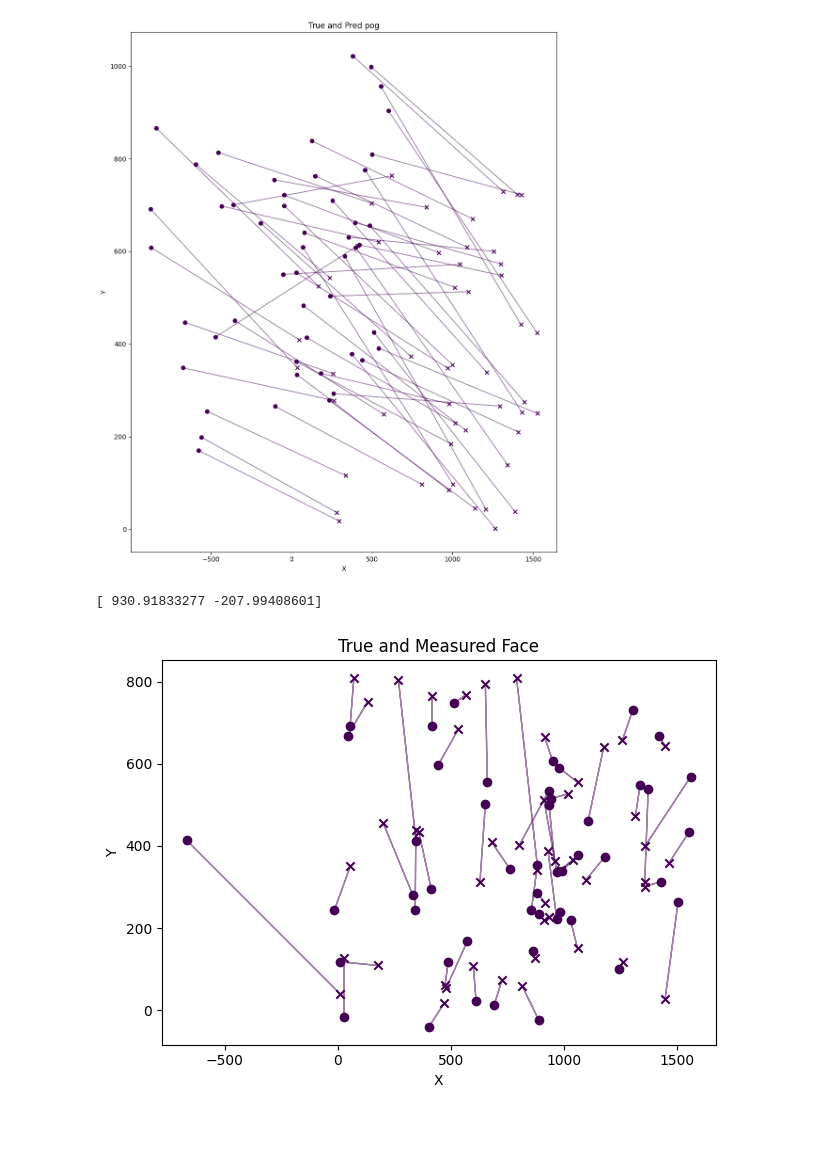
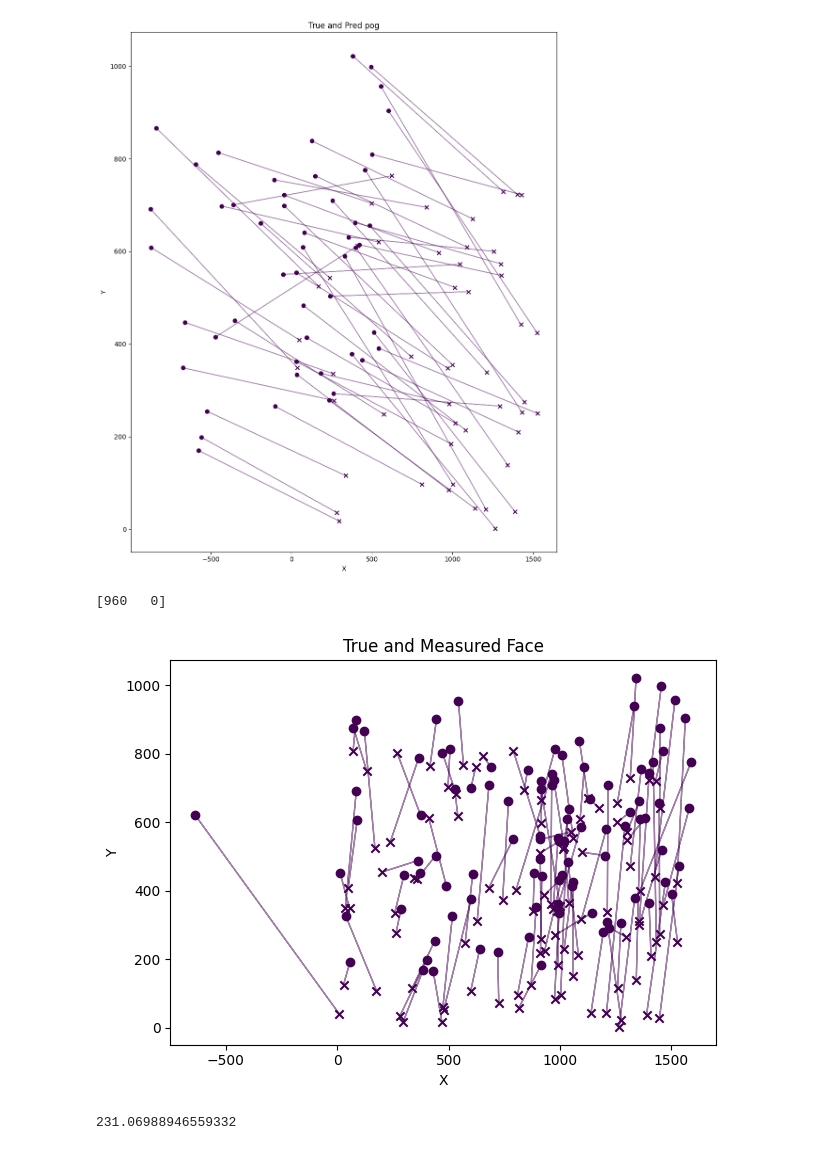
Before and after one commit to OYTubo/GazeNormalization, a Jupyter notebook: analyze.ipynb, the cells around one changed output. Saved outputs shown, nothing was run; the diff lists cells and outputs as text; code cells hidden in the pictures.

```diff
--- a/analyze.ipynb
+++ b/analyze.ipynb
@@ -118,24 +118,28 @@ plt.show()
 # %% [output]
 [figure]
 # %%
-org = np.mean(ground_truth[0][0:50],axis=0) - np.mean(pred_gc[0][0:50],axis=0)
+org = np.array([960,0])
 print(org)
 pred_gc_org = org + pred_gc[0]
 
 i = 0
 for j in range(len(pred[i])):
-    if j > 50:
-        plt.scatter(pred_gc_org[j][0], pred_gc_org[j][1], marker='o',color = colors[i], label=f'Measured')
-        plt.scatter(ground_truth[i][j][0], ground_truth[i][j][1], marker='x',color = colors[i], label=f'True')
-        plt.arrow(ground_truth[i][j][0], ground_truth[i][j][1], pred_gc_org[j][0] - ground_truth[i][j][0], pred_gc_org[j][1] - ground_truth[i][j][1], color=colors[i], alpha=0.5)
+    plt.scatter(pred_gc_org[j][0], pred_gc_org[j][1], marker='o',color = colors[i], label=f'Measured')
+    plt.scatter(ground_truth[i][j][0], ground_truth[i][j][1], marker='x',color = colors[i], label=f'True')
+    plt.arrow(ground_truth[i][j][0], ground_truth[i][j][1], pred_gc_org[j][0] - ground_truth[i][j][0], pred_gc_org[j][1] - ground_truth[i][j][1], color=colors[i], alpha=0.5)
 
 plt.title('True and Measured Face')
 plt.xlabel('X')
 plt.ylabel('Y')
 # plt.legend()
 
 plt.tight_layout()
 plt.show()
 # %% [output]
-[ 930.91833277 -207.99408601]
+[960   0]
-[figure, old version]
+[figure, new version]
+# %%
+l2 = np.linalg.norm(ground_truth[0]-pred_gc_org,axis = 1)
+print(np.mean(l2))
+# %% [output]
+231.06988946559332
```
